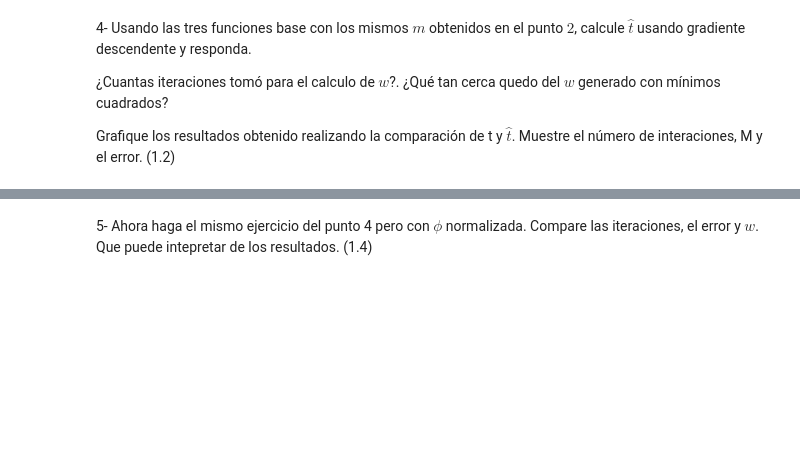
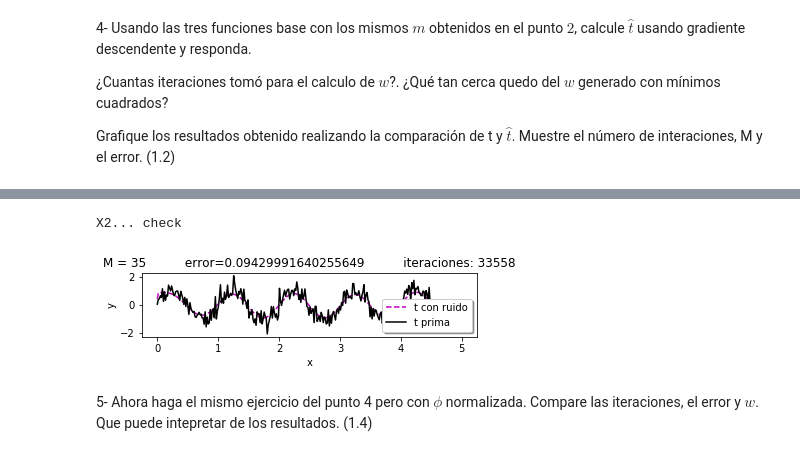
Before and after one commit to crisywini/ia_workspace, a Jupyter notebook: Taller3-Gradiente descendente.ipynb, the cells around one changed output, grey strips where cells are left out. Drawn from its saved outputs; the diff is of its cells as text; code cells hidden in the pictures; blank space fills up the shorter version.

```diff
--- a/Taller3-Gradiente descendente.ipynb
+++ b/Taller3-Gradiente descendente.ipynb
@@ -250,15 +253,18 @@ plt.show()
 # %%
 
-w2,tp2,cont2,eO2 = get_w_tp(X2, 35, 0.0743)
+w2,tp2,cont2,eO2 = get_w_tp(X2, 35, 0.0943, 200300, 0.0002)
 print('X2... check')
 plt.subplot(3,1,3)
 plt.plot(x, tp2, 'm--', x, t, 'k')
 plt.title("M = 35          error="+str(eO2)+"          iteraciones: "+str(cont2))
 plt.ylabel('y')
 plt.xlabel('x')
 plt.legend(('t con ruido', 't prima'), loc='lower right', shadow=True)
 
 plt.show()
+# %% [output]
+X2... check
+[figure, added]
 # %% [markdown]
 5- Ahora haga el mismo ejercicio del punto 4 pero con $\phi$ normalizada. Compare las iteraciones, el error y $w$. Que puede intepretar de los resultados. (1.4)
 # %% [markdown]
```
Also changed, not shown: parts of 4 cells of this notebook.
